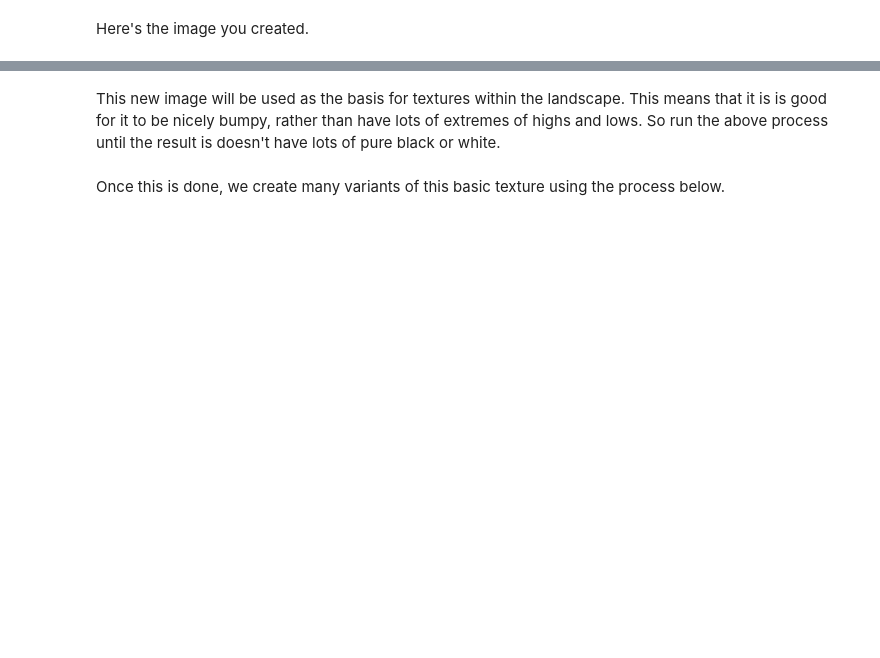
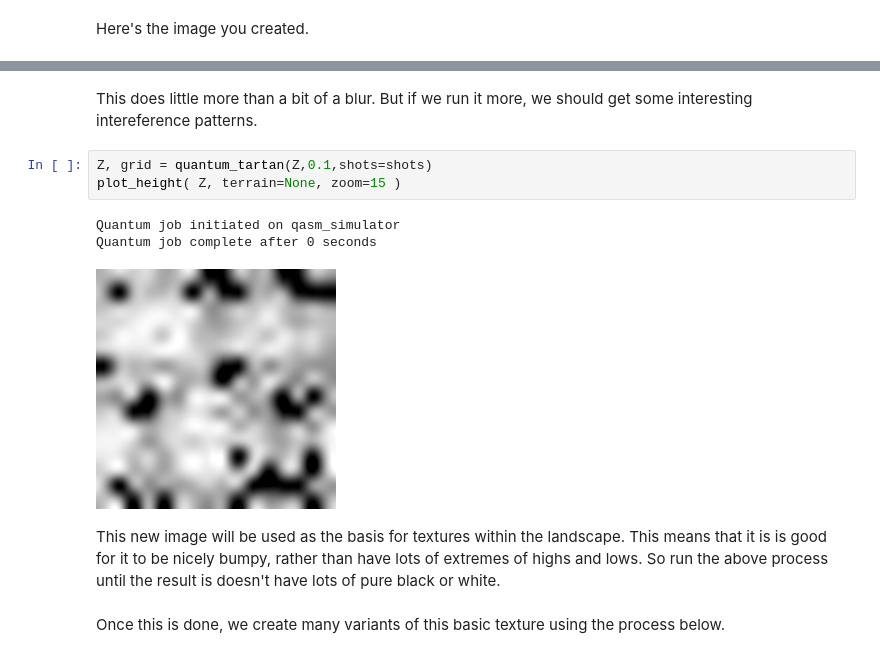
Before and after one commit to quantumjim/csv2terrain, a Jupyter notebook: island_generator_demo.ipynb, the cells around one changed output, grey strips where cells are left out. Cells and saved outputs as stored; diff of their text form; blank space fills up the shorter version.

```diff
--- a/island_generator_demo.ipynb
+++ b/island_generator_demo.ipynb
@@ -507,3 +507,12 @@ Quantum job complete after 0 seconds
+# %% [markdown]
+This does little more than a bit of a blur. But if we run it more, we should get some interesting intereference patterns.
+# %%
+Z, grid = quantum_tartan(Z,0.1,shots=shots)
+plot_height( Z, terrain=None, zoom=15 )
+# %% [output]
+Quantum job initiated on qasm_simulator
+Quantum job complete after 0 seconds
+[figure, added]
 # %% [markdown]
 This new image will be used as the basis for textures within the landscape. This means that it is is good for it to be nicely bumpy, rather than have lots of extremes of highs and lows. So run the above process until the result is doesn't have lots of pure black or white.
 # %% [markdown]
```
Also changed, not shown: parts of 11 cells of this notebook.
